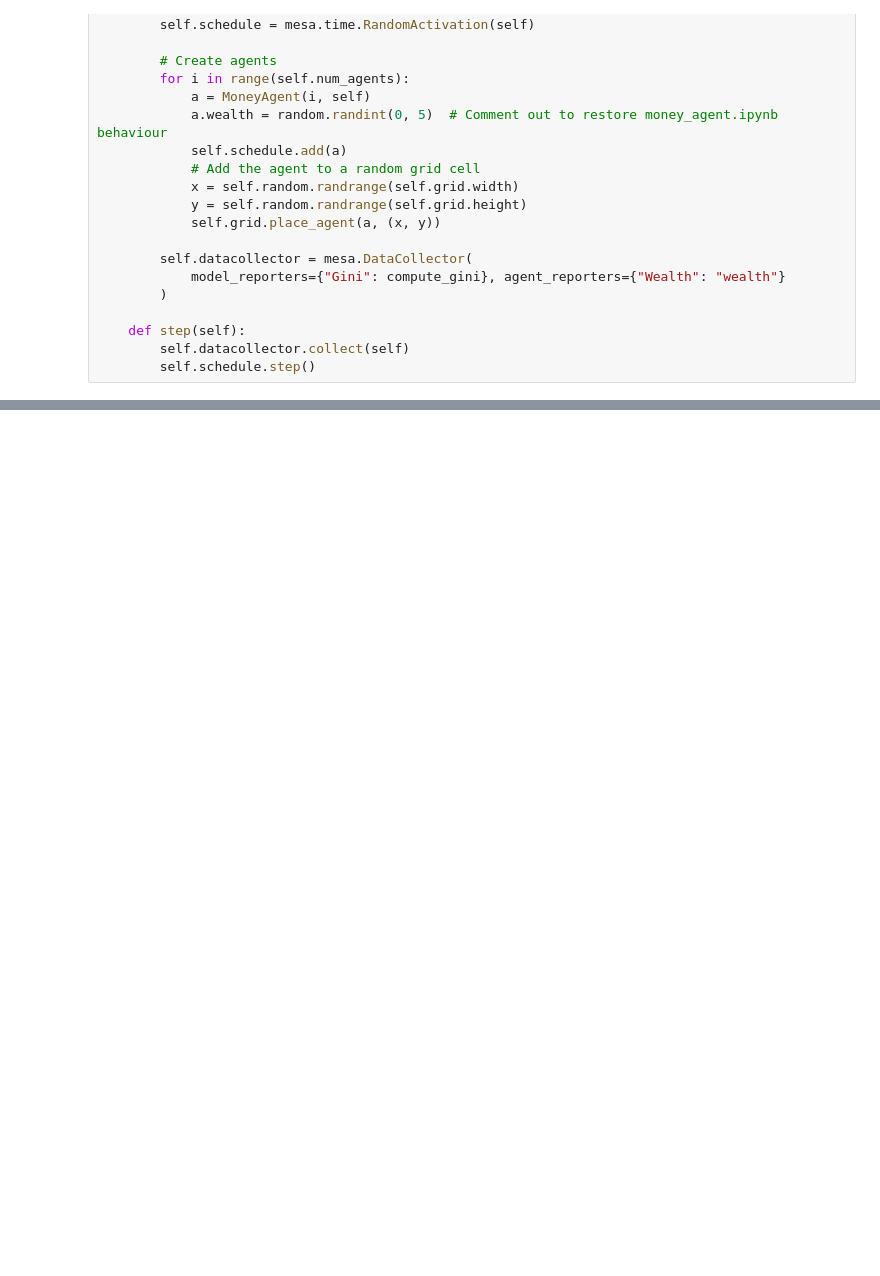
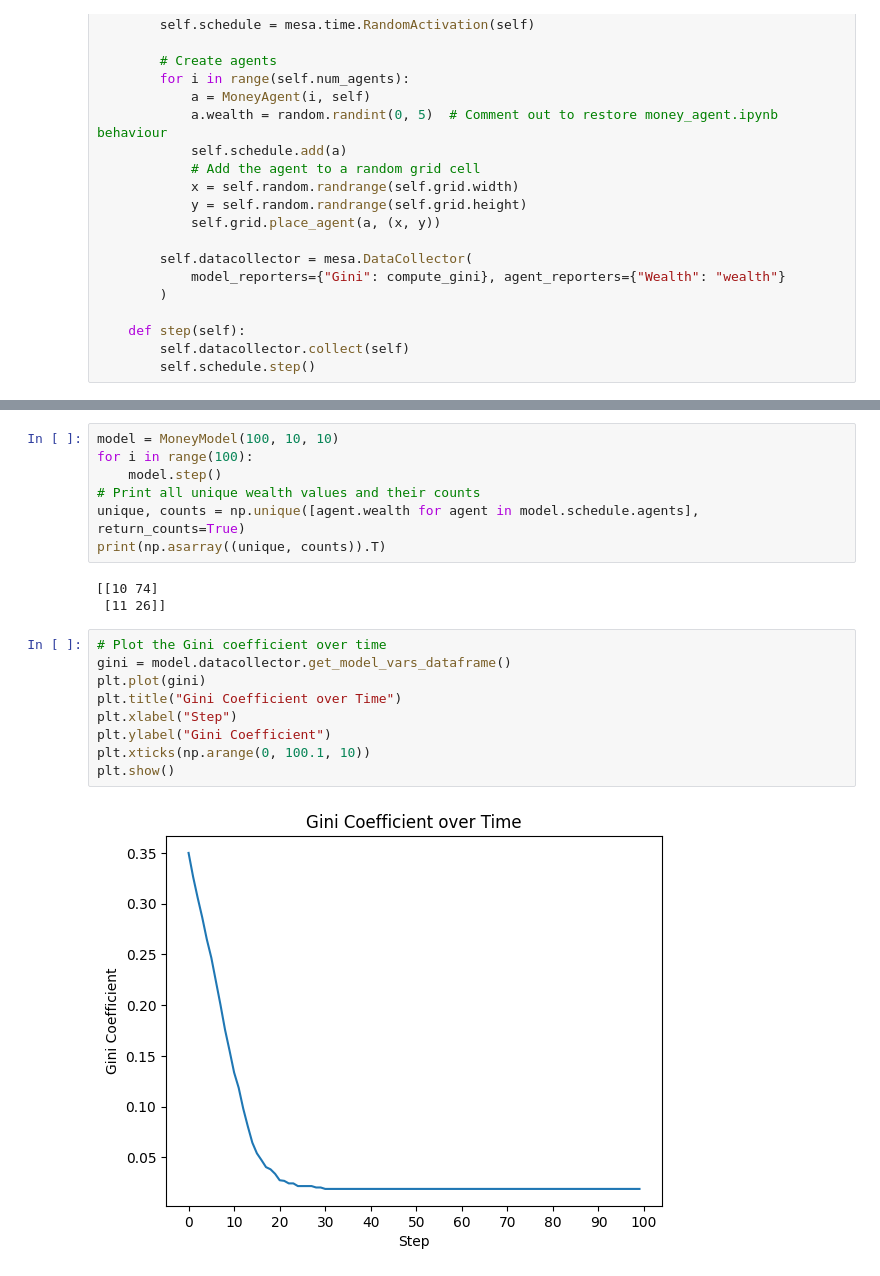
Before and after one commit to sebdanielsson/gik2nx, a Jupyter notebook: assignment1/assignment1.ipynb, the cells around one changed output, grey strips where cells are left out. Saved outputs shown, nothing was run; the diff lists cells and outputs as text; blank space fills up the shorter version.

```diff
--- a/assignment1/assignment1.ipynb
+++ b/assignment1/assignment1.ipynb
@@ -106,0 +176,21 @@ plt.show()
+# %%
+model = MoneyModel(100, 10, 10)
+for i in range(100):
+    model.step()
+# Print all unique wealth values and their counts
+unique, counts = np.unique([agent.wealth for agent in model.schedule.agents], return_counts=True)
+print(np.asarray((unique, counts)).T)
+# %% [output]
+[[10 74]
+ [11 26]]
+# %%
+# Plot the Gini coefficient over time
+gini = model.datacollector.get_model_vars_dataframe()
+plt.plot(gini)
+plt.title("Gini Coefficient over Time")
+plt.xlabel("Step")
+plt.ylabel("Gini Coefficient")
+plt.xticks(np.arange(0, 100.1, 10))
+plt.show()
+# %% [output]
+[figure, added]
```
Also changed, not shown: parts of 11 cells of this notebook, 2 other files.
